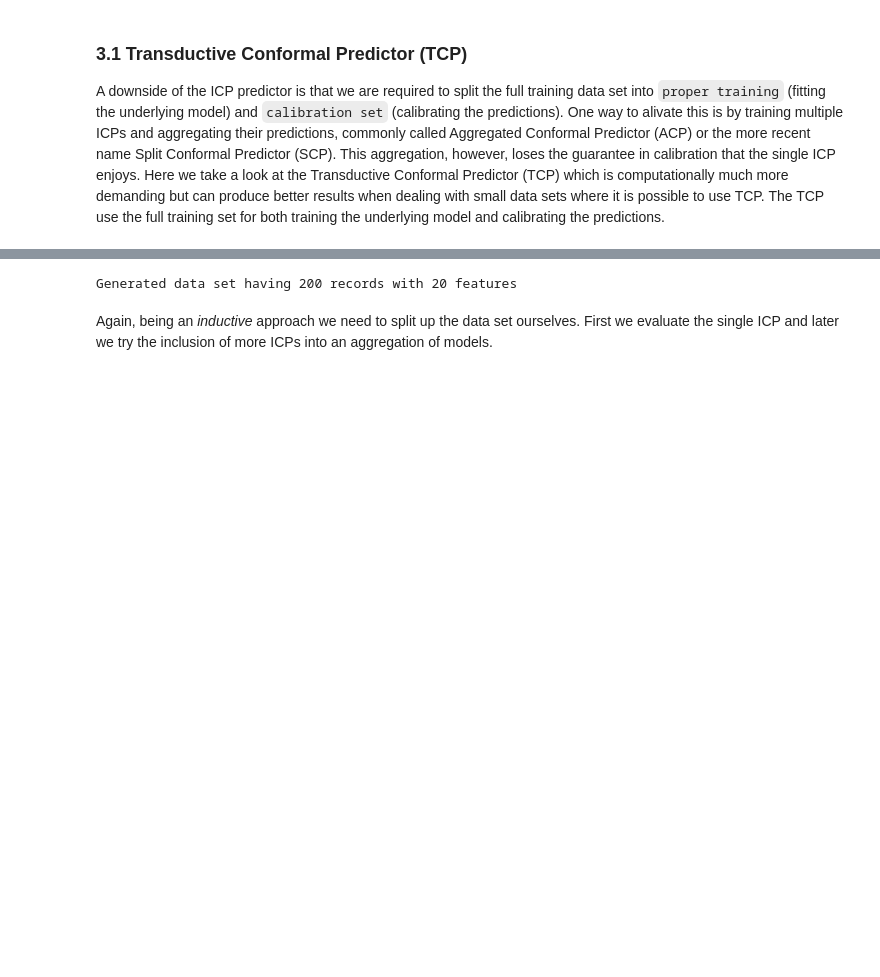
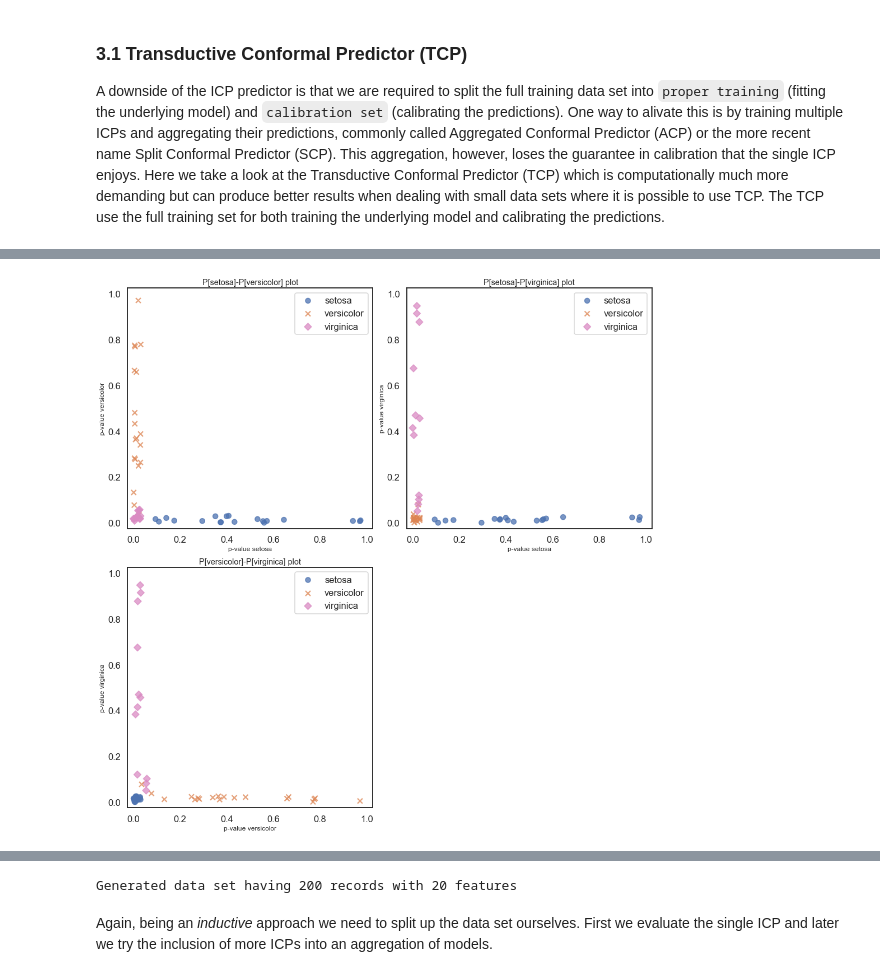
Before and after one commit to pharmbio/plot_utils, a Jupyter notebook: python/Nonconformist_and_plot_utils.ipynb, the cells around one changed output, grey strips where cells are left out. Drawn from its saved outputs; the diff is of its cells as text; code cells hidden in the pictures; blank space fills up the shorter version.

```diff
--- a/python/Nonconformist_and_plot_utils.ipynb
+++ b/python/Nonconformist_and_plot_utils.ipynb
@@ -237,0 +238,41 @@ For regression problems there is no _transductive_ approach available, instead w
+# %%
+
+with sns.axes_style("white"):
+    fig, axes = plt.subplots(2,2, figsize=(fig_size[0],fig_size[0]))
+
+    kwargs = {'alpha': 0.75} #, 'linewidth': 10} #, 'fontsize': 30}
+    font_args = None #{'fontsize':40}
+    marks = ['o','x','D']
+    p0p1 = plotting.plot_pvalues(y_test_clf,
+                             pvalues_tcp,
+                             title='P[{p0}]-P[{p1}] plot'.format(p0=iris.target_names[0],p1=iris.target_names[1]),
+                             markers=marks,
+                             labels=iris.target_names,
+                             fontargs=font_args,
+                             ax = axes[0,0],
+                             **kwargs)
+    p0p1 = plotting.plot_pvalues(y_test_clf,
+                             pvalues_tcp,
+                             title='P[{p0}]-P[{p1}] plot'.format(p0=iris.target_names[0],p1=iris.target_names[2]),
+                             cols=[0,2],
+                             markers=marks,
+                             labels=iris.target_names,
+                             fontargs=font_args,
+                             ax = axes[0,1],
+                             **kwargs)
+    p0p1 = plotting.plot_pvalues(y_test_clf,
+                             pvalues_tcp,
+                             title='P[{p0}]-P[{p1}] plot'.format(p0=iris.target_names[1],p1=iris.target_names[2]),
+                             cols=[1,2],
+                             markers=marks,
+                             labels=iris.target_names,
+                             fontargs=font_args,
+                             ax = axes[1,0],
+                             **kwargs)
+    # Only have 3 combos, remove the outline of the last one
+    last_ax = axes[1,1]
+    last_ax.axis('off')
+    last_ax.grid(visible=None)
+    fig.tight_layout()
+# %% [output]
+[figure, added]
```
Also changed, not shown: parts of 13 cells of this notebook, 2 other files.
